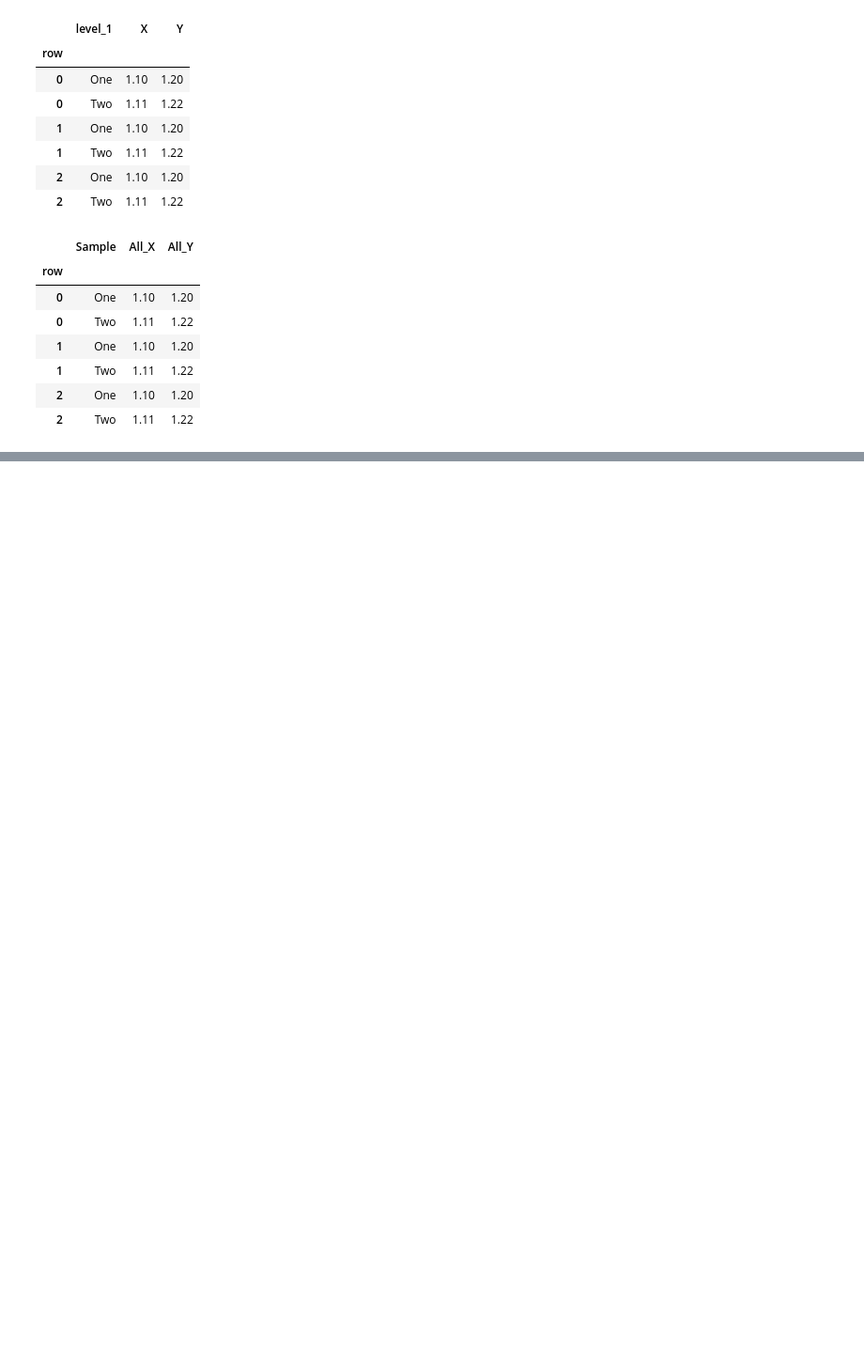
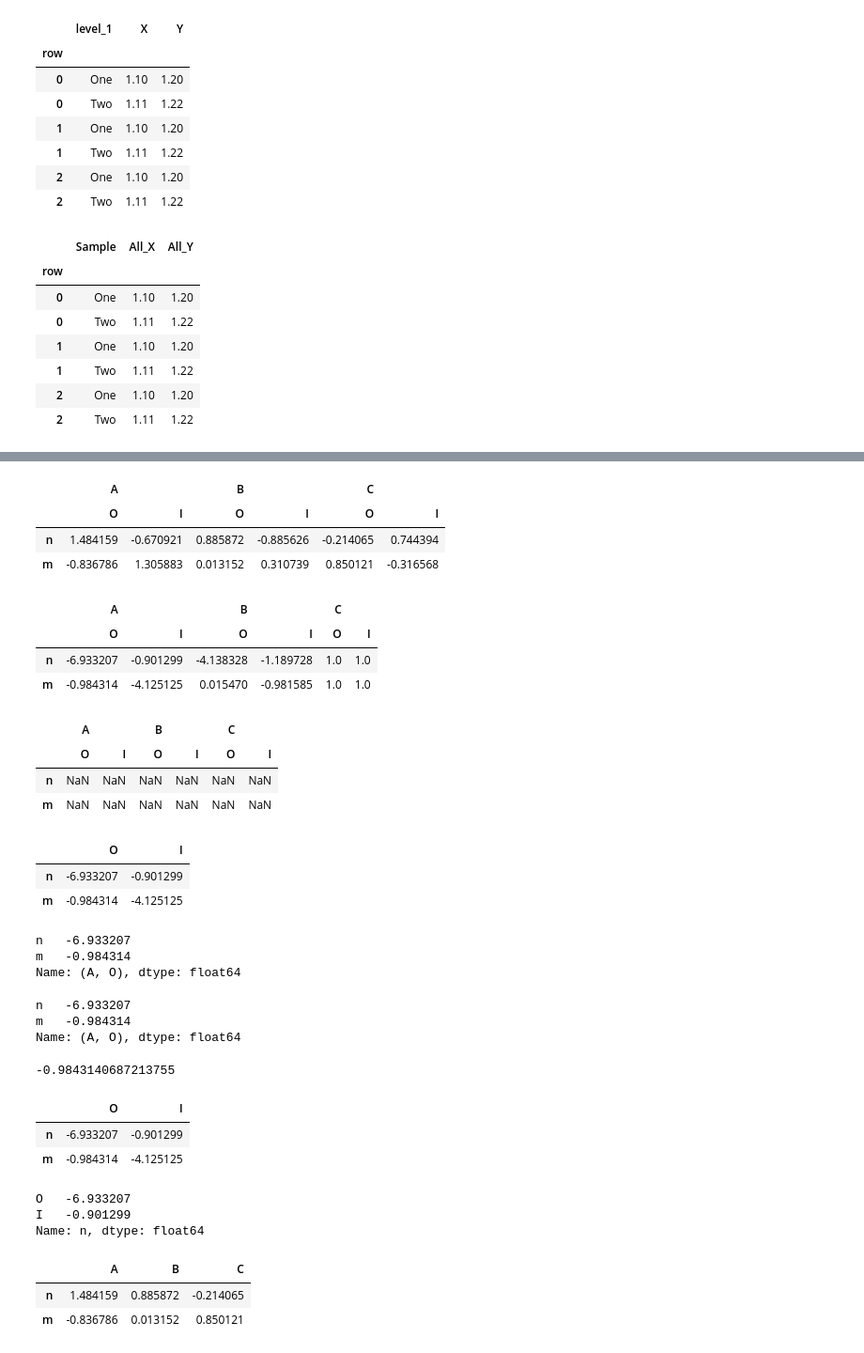
Before and after one commit to ilyak93/self-studying, a Jupyter notebook: DataEngineering/pandas/pandas_cookbook.ipynb, the cells around one changed output, grey strips where cells are left out. Shown at 94% size. Drawn from its saved outputs; the diff is of its cells as text; code cells hidden in the pictures; blank space fills up the shorter version.

```diff
--- a/DataEngineering/pandas/pandas_cookbook.ipynb
+++ b/DataEngineering/pandas/pandas_cookbook.ipynb
@@ -276,3 +276,10 @@ df2
 | 1 | Two | 1.11 | 1.22 |
 | 2 | One | 1.10 | 1.20 |
 | 2 | Two | 1.11 | 1.22 |
+# %%
+cols = pd.MultiIndex.from_tuples(
+
+    [(x, y) for x in ["A", "B", "C"] for y in ["O", "I"]]
+
+)
+cols
@@ -278,0 +294,65 @@ df2
+# %%
+df = pd.DataFrame(np.random.randn(2, 6), index=["n", "m"], columns=cols)
+df
+# %% [output]
+|  | A |  | B |  | C |  |
+|  | O | I | O | I | O | I |
+| n | 1.484159 | -0.670921 | 0.885872 | -0.885626 | -0.214065 | 0.744394 |
+| m | -0.836786 | 1.305883 | 0.013152 | 0.310739 | 0.850121 | -0.316568 |
+# %%
+df1 = df.div(df["C"], level=1)
+df1
+# %% [output]
+|  | A |  | B |  | C |  |
+|  | O | I | O | I | O | I |
+| n | -6.933207 | -0.901299 | -4.138328 | -1.189728 | 1.0 | 1.0 |
+| m | -0.984314 | -4.125125 | 0.015470 | -0.981585 | 1.0 | 1.0 |
+# %%
+#misalignment
+df2 = df.div(df["C"], level=0)
+df2
+# %% [output]
+|  | A |  | B |  | C |  |
+|  | O | I | O | I | O | I |
+| n | NaN | NaN | NaN | NaN | NaN | NaN |
+| m | NaN | NaN | NaN | NaN | NaN | NaN |
+# %%
+df1['A']
+# %% [output]
+|  | O | I |
+| n | -6.933207 | -0.901299 |
+| m | -0.984314 | -4.125125 |
+# %%
+df1[('A', 'O')]
+# %% [output]
+n   -6.933207
+m   -0.984314
+Name: (A, O), dtype: float64
+# %%
+df1.loc[:, ('A', 'O')]
+# %% [output]
+n   -6.933207
+m   -0.984314
+Name: (A, O), dtype: float64
+# %%
+df1.loc["m", ('A', 'O')]
+# %% [output]
+-0.9843140687213755
+# %%
+df1.loc[:, 'A']
+# %% [output]
+|  | O | I |
+| n | -6.933207 | -0.901299 |
+| m | -0.984314 | -4.125125 |
+# %%
+df1.loc["n", 'A']
+# %% [output]
+O   -6.933207
+I   -0.901299
+Name: n, dtype: float64
+# %%
+df.xs('O', axis=1, level=1)  # Selects all 'O' subcolumns across all top-level columns
+# %% [output]
+|  | A | B | C |
+| n | 1.484159 | 0.885872 | -0.214065 |
+| m | -0.836786 | 0.013152 | 0.850121 |
```
Also changed, not shown: parts of 17 cells of this notebook.
